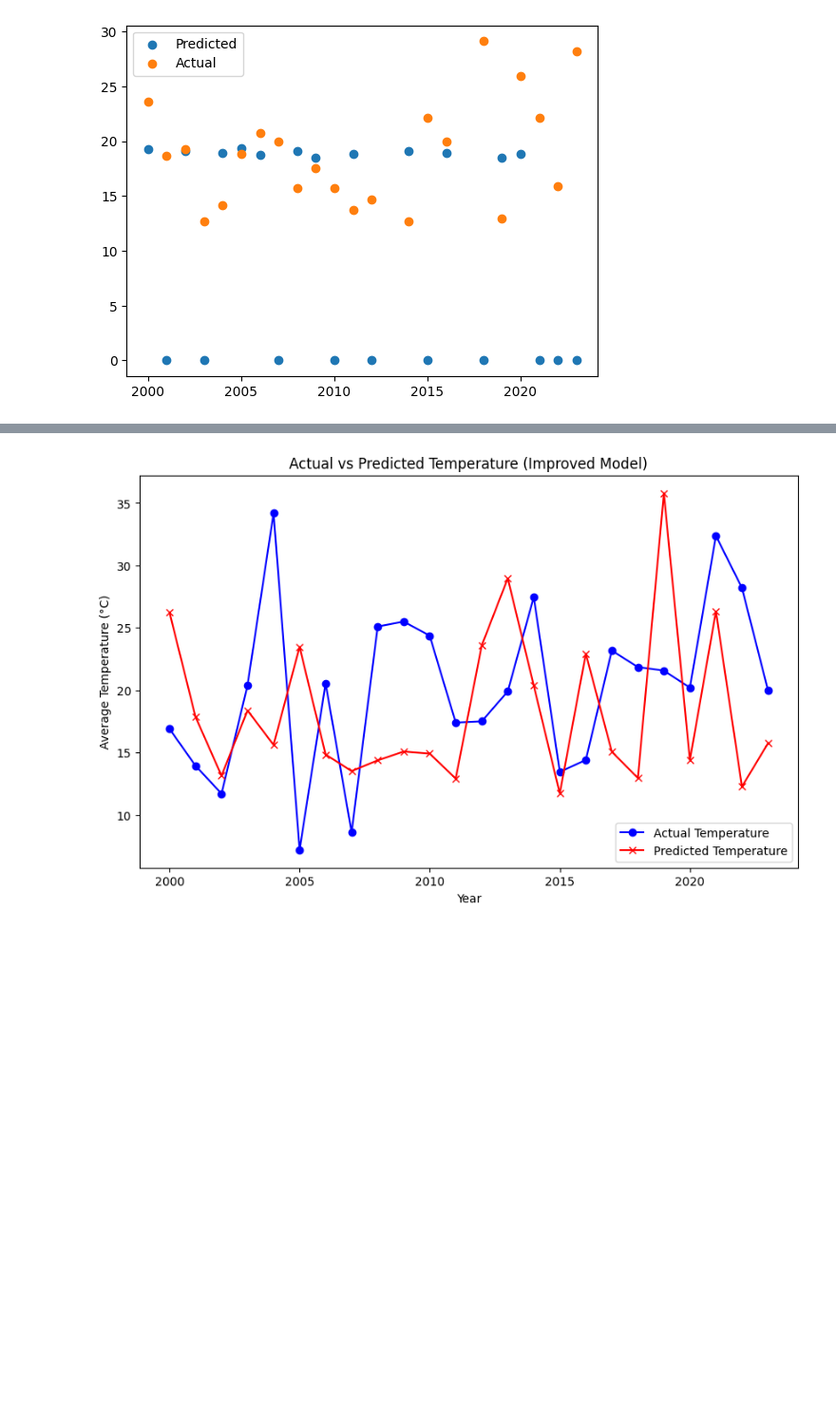
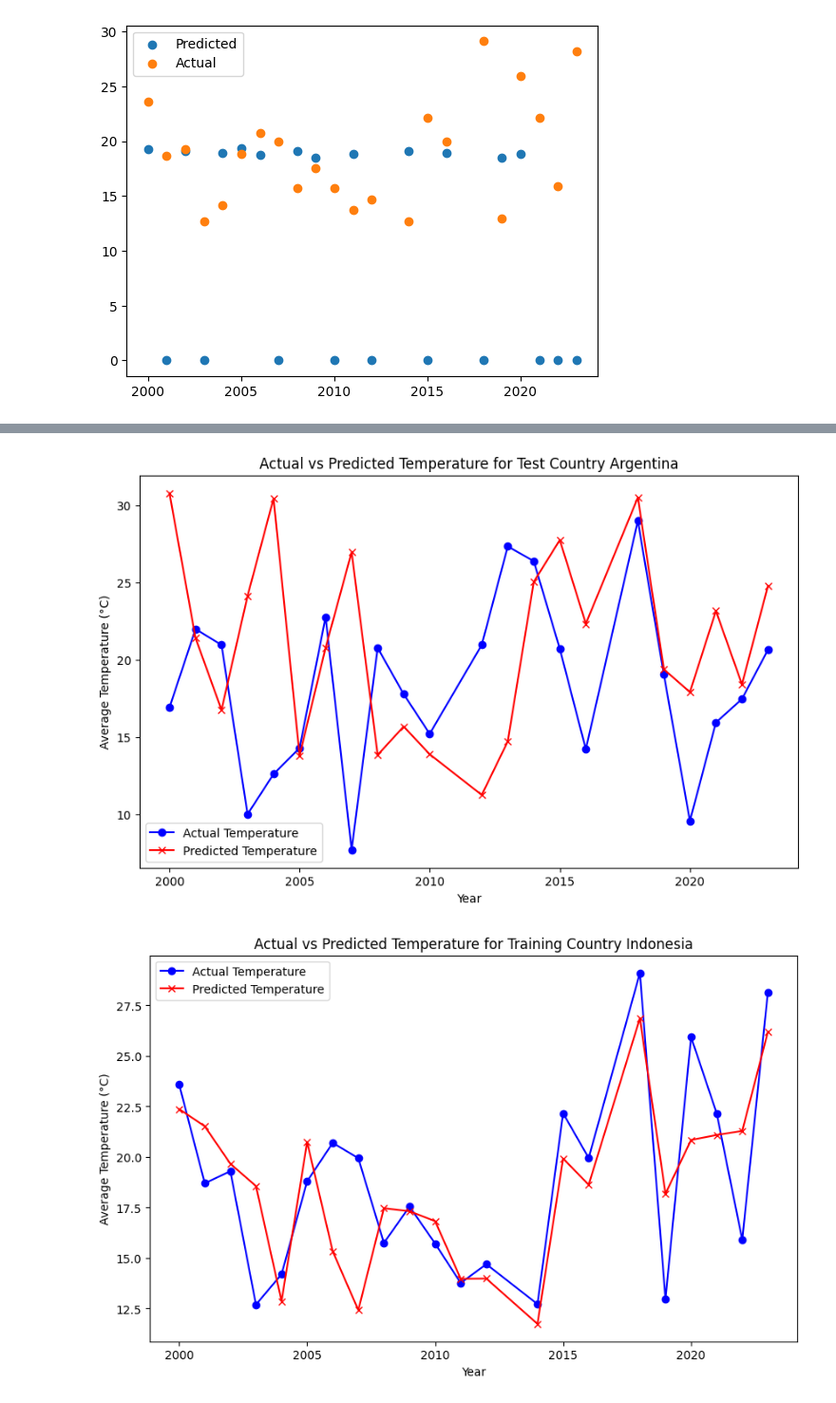
Before and after one commit to unc-ml-climate-project/ML-Climate-Project, a Jupyter notebook: models/nnet_model.ipynb, the cells around one changed output, grey strips where cells are left out. Shown at 95% size. Drawn from its saved outputs; the diff is of its cells as text; code cells hidden in the pictures; blank space fills up the shorter version.

Commit message:
little updates to visualization

```diff
--- a/models/nnet_model.ipynb
+++ b/models/nnet_model.ipynb
@@ -8,7 +8,7 @@ import matplotlib.pyplot as plt
 # Select target country
 target_country = 'Indonesia'
 # Read the CSV File for the target country
-file_path = "c:/Users/marth/MLProject/ML-Climate-Project/clean_data/master_dataset_Argentina.csv"
+file_path = "c:/Users/marth/MLProject/ML-Climate-Project/clean_data/master_dataset_Indonesia.csv"
 train_data = pd.read_csv(file_path)
 input_train_data = train_data[['Year', 'total_co2_emissions', 'sea_level_rise', 'average_extreme_events']]
 output_train_data = train_data[['avg_global_temp']]
@@ -19,7 +19,7 @@ print(output_train_data.shape)
 test_country = 'Argentina'
 
 # Read the CSV File for the target country
-file_path = "c:/Users/marth/MLProject/ML-Climate-Project/clean_data/master_dataset_Mexico.csv"
+file_path = "c:/Users/marth/MLProject/ML-Climate-Project/clean_data/master_dataset_Argentina.csv"
 test_data = pd.read_csv(file_path)
 input_test_data = test_data[['Year', 'total_co2_emissions', 'sea_level_rise', 'average_extreme_events']]
 output_test_data = test_data[['avg_global_temp']]
@@ -168,18 +168,30 @@ model.compile(optimizer=tf.keras.optimizers.Adam(learning_rate=0.0005),  # Reduc
 
 # Train the updated model
 history = model.fit(X_train, Y_train, epochs=200, batch_size=16, validation_data=(X_test, Y_test), verbose=1)
-
+#print mean absolute error (mae) for the model
+print("Mean Absolute Error (MAE):", model.evaluate(X_train, Y_train, verbose=0)[1])
+#Predict on the training data
+Y_train_pred = model.predict(X_train)
 # Predict on the test data
 Y_pred = model.predict(X_test)
 
-# Visualize the results
+# Visualize the results for test data and test country
 plt.figure(figsize=(10, 6))
 plt.plot(input_test_data['Year'], Y_test, label='Actual Temperature', color='blue', marker='o')
 plt.plot(input_test_data['Year'], Y_pred, label='Predicted Temperature', color='red', marker='x')
 plt.xlabel('Year')
 plt.ylabel('Average Temperature (°C)')
-plt.title('Actual vs Predicted Temperature (Improved Model)')
+plt.title('Actual vs Predicted Temperature for Test Country Argentina')
 plt.legend()
 plt.show()
+# Visualize the results for training data and target country
+plt.figure(figsize=(10, 6))
+plt.plot(input_train_data['Year'], Y_train, label='Actual Temperature', color='blue', marker='o')
+plt.plot(input_train_data['Year'], Y_train_pred, label='Predicted Temperature', color='red', marker='x')
+plt.xlabel('Year')
+plt.ylabel('Average Temperature (°C)')
+plt.title('Actual vs Predicted Temperature for Training Country Indonesia')
+plt.legend()
+plt.show()
 # %% [output]
 Epoch 1/200
@@ -202 +214,2 @@ Epoch 200/200
-[figure, old version]
+[figure, new version]
+[figure, added]
```
Also changed, not shown: parts of 1 cell of this notebook.
